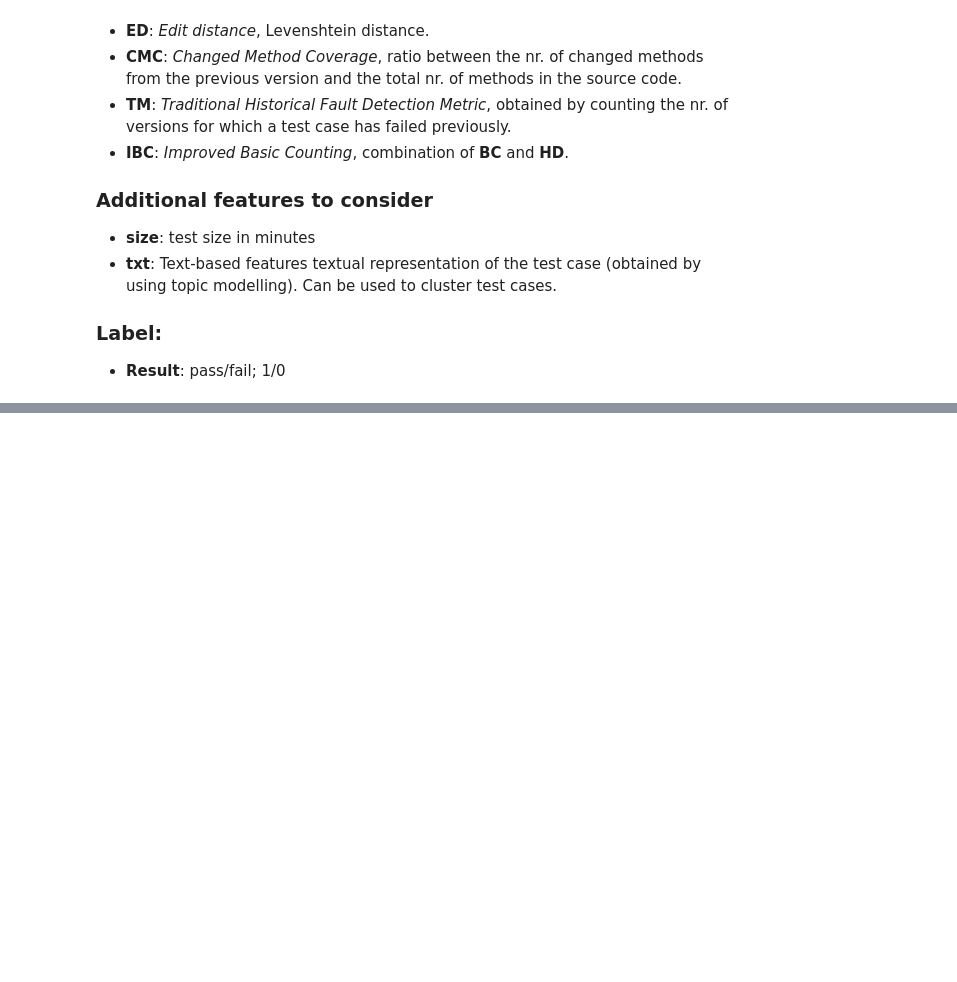
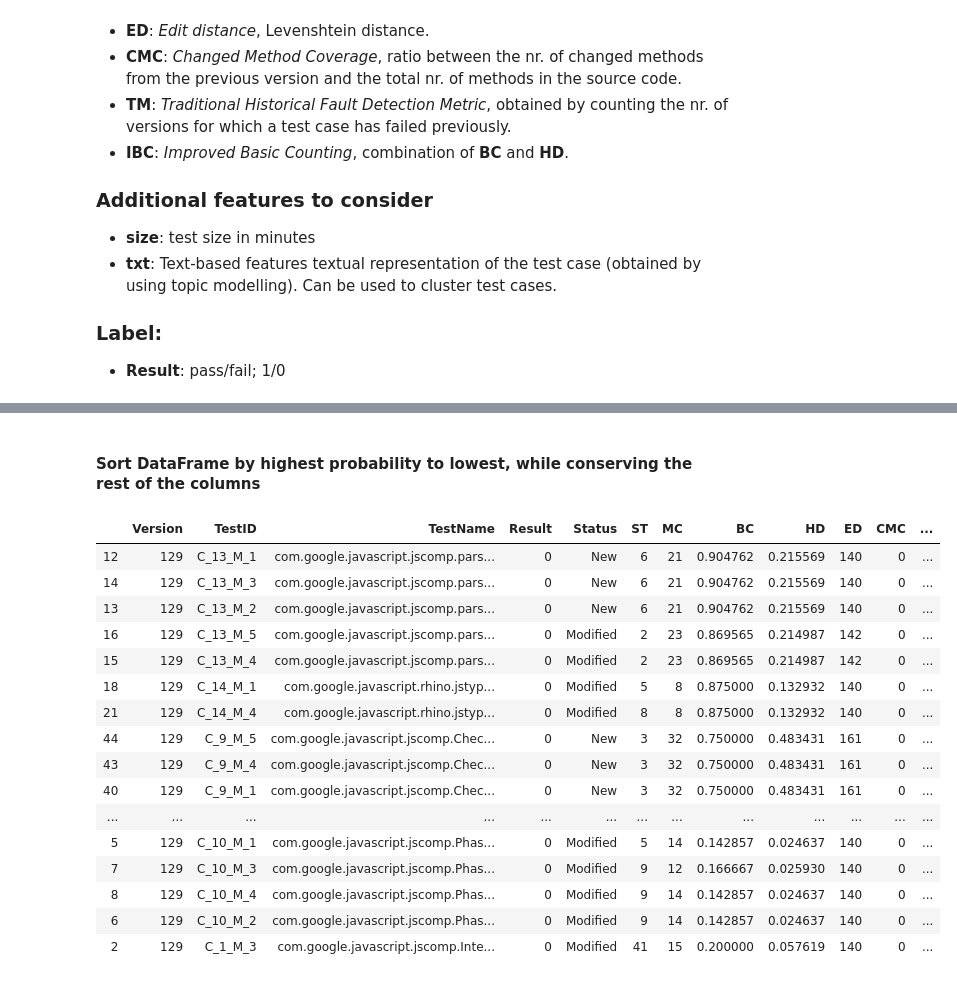
Before and after one commit to johnnylousas/Master-Thesis, a Jupyter notebook: dummy_data/Regression_Testing.ipynb, the cells around one changed output, grey strips where cells are left out. Saved outputs shown, nothing was run; the diff lists cells and outputs as text; code cells hidden in the pictures; blank space fills up the shorter version.

```diff
--- a/dummy_data/Regression_Testing.ipynb
+++ b/dummy_data/Regression_Testing.ipynb
@@ -165,0 +404,6 @@ ClosureCompiler.head(10)
+# %%
+NewPred = pd.read_csv('../pred-rep-master/tanzeem_noor-promise17_data/CloserCompilerNew.csv')
+# %%
+Pred = NewPred.drop(columns=['TestID','TestName', 'Result'])
+
+Pred["Status"] = lb_make.fit_transform(Pred["Status"])
@@ -165,0 +421,4 @@ ClosureCompiler.head(10)
+# %%
+Pred = scaler.transform(Pred)
+prd = model.predict_proba(Pred)[:,1]
+prd
@@ -165,0 +435,2 @@ ClosureCompiler.head(10)
+# %%
+NewPred['FailProb'] = np.round(prd*100, 1)
@@ -165,0 +446,23 @@ ClosureCompiler.head(10)
+# %% [markdown]
+#### Sort DataFrame by highest probability to lowest, while conserving the rest of the columns
+# %%
+Order = NewPred.sort_values(by=['FailProb'], ascending=False)
+Order
+# %% [output]
+|  | Version | TestID | TestName | Result | Status | ST | MC | BC | HD | ED | CMC | ... |
+| 12 | 129 | C_13_M_1 | com.google.javascript.jscomp.pars... | 0 | New | 6 | 21 | 0.904762 | 0.215569 | 140 | 0 | ... |
+| 14 | 129 | C_13_M_3 | com.google.javascript.jscomp.pars... | 0 | New | 6 | 21 | 0.904762 | 0.215569 | 140 | 0 | ... |
+| 13 | 129 | C_13_M_2 | com.google.javascript.jscomp.pars... | 0 | New | 6 | 21 | 0.904762 | 0.215569 | 140 | 0 | ... |
+| 16 | 129 | C_13_M_5 | com.google.javascript.jscomp.pars... | 0 | Modified | 2 | 23 | 0.869565 | 0.214987 | 142 | 0 | ... |
+| 15 | 129 | C_13_M_4 | com.google.javascript.jscomp.pars... | 0 | Modified | 2 | 23 | 0.869565 | 0.214987 | 142 | 0 | ... |
+| 18 | 129 | C_14_M_1 | com.google.javascript.rhino.jstyp... | 0 | Modified | 5 | 8 | 0.875000 | 0.132932 | 140 | 0 | ... |
+| 21 | 129 | C_14_M_4 | com.google.javascript.rhino.jstyp... | 0 | Modified | 8 | 8 | 0.875000 | 0.132932 | 140 | 0 | ... |
+| 44 | 129 | C_9_M_5 | com.google.javascript.jscomp.Chec... | 0 | New | 3 | 32 | 0.750000 | 0.483431 | 161 | 0 | ... |
+| 43 | 129 | C_9_M_4 | com.google.javascript.jscomp.Chec... | 0 | New | 3 | 32 | 0.750000 | 0.483431 | 161 | 0 | ... |
+| 40 | 129 | C_9_M_1 | com.google.javascript.jscomp.Chec... | 0 | New | 3 | 32 | 0.750000 | 0.483431 | 161 | 0 | ... |
+| ... | ... | ... | ... | ... | ... | ... | ... | ... | ... | ... | ... | ... |
+| 5 | 129 | C_10_M_1 | com.google.javascript.jscomp.Phas... | 0 | Modified | 5 | 14 | 0.142857 | 0.024637 | 140 | 0 | ... |
+| 7 | 129 | C_10_M_3 | com.google.javascript.jscomp.Phas... | 0 | Modified | 9 | 12 | 0.166667 | 0.025930 | 140 | 0 | ... |
+| 8 | 129 | C_10_M_4 | com.google.javascript.jscomp.Phas... | 0 | Modified | 9 | 14 | 0.142857 | 0.024637 | 140 | 0 | ... |
+| 6 | 129 | C_10_M_2 | com.google.javascript.jscomp.Phas... | 0 | Modified | 9 | 14 | 0.142857 | 0.024637 | 140 | 0 | ... |
+| 2 | 129 | C_1_M_3 | com.google.javascript.jscomp.Inte... | 0 | Modified | 41 | 15 | 0.200000 | 0.057619 | 140 | 0 | ... |
```
Also changed, not shown: parts of 67 cells of this notebook.
